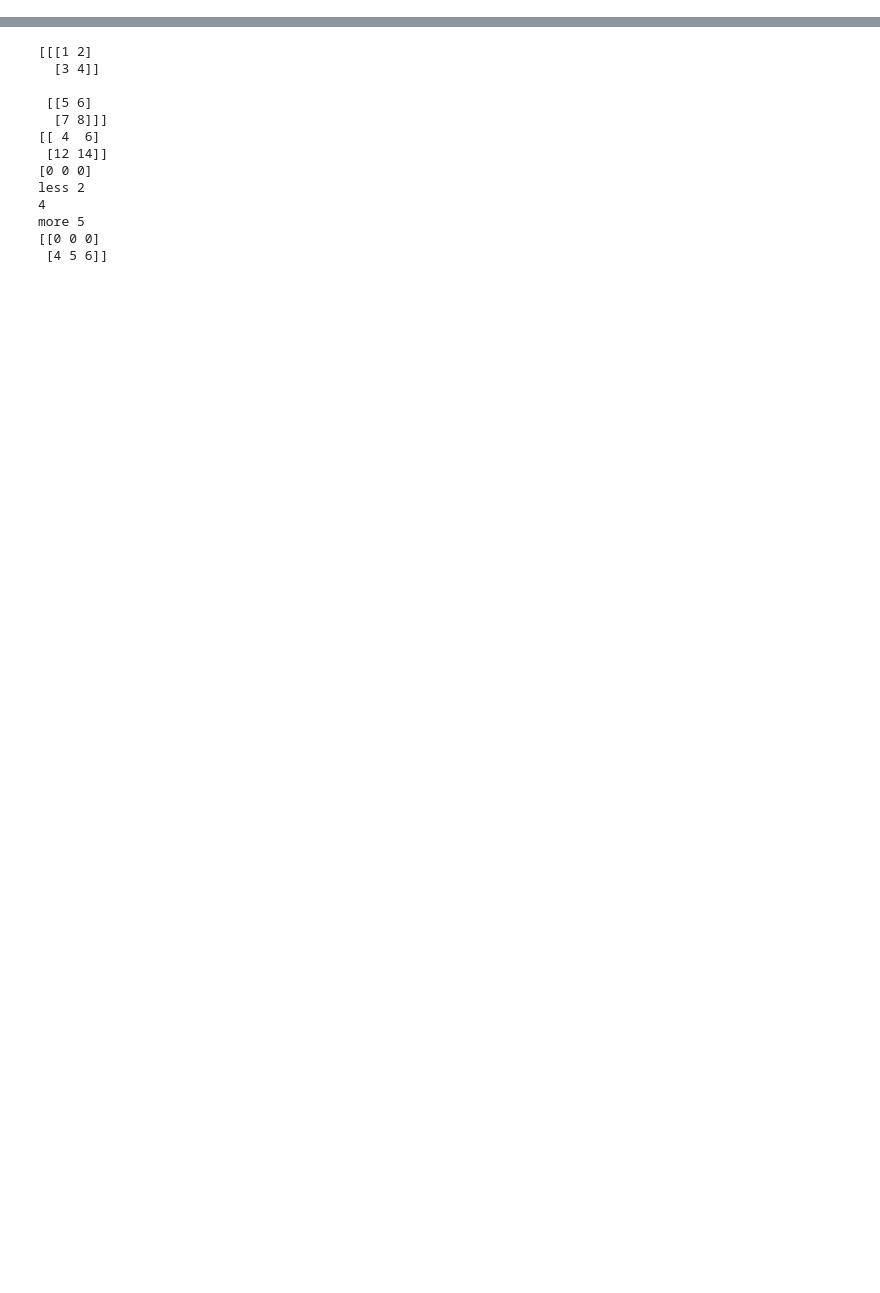
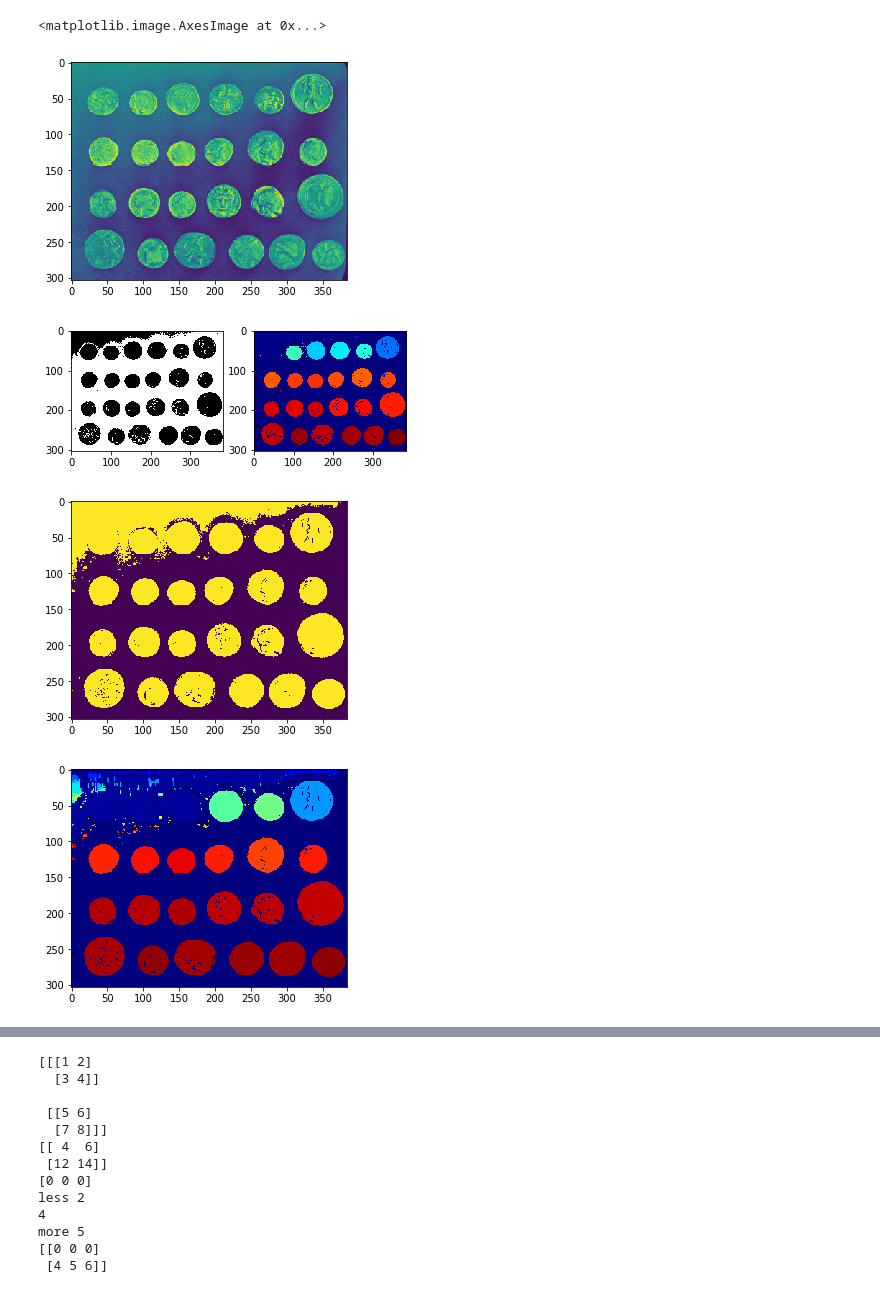
Before and after one commit to polilog/PythonLabs, a Jupyter notebook: lab2.ipynb, the cells around one changed output, grey strips where cells are left out. Drawn from its saved outputs; the diff is of its cells as text; code cells hidden in the pictures; blank space fills up the shorter version.

```diff
--- a/lab2.ipynb
+++ b/lab2.ipynb
@@ -0,0 +280,43 @@
+# %%
+#task 8
+from skimage import segmentation
+from skimage import measure
+coins = data.coins()
+plt.figure()
+plt.imshow(coins)
+
+#Otsu
+val = filters.threshold_otsu(coins)
+coins_otsu = coins < val
+plt.figure()
+plt.subplot(121)
+plt.imshow(coins_otsu, cmap='gray')
+labels_otsu = measure.label(coins_otsu, background=1)
+plt.subplot(122)
+plt.imshow(labels_otsu, cmap='jet')
+
+#coins = filters.median(coins)
+#coins_mean = coins
+coins_mean = coins > coins.mean()
+plt.figure()
+plt.imshow(coins_mean)
+
+#Watershade
+distance = ndimage.distance_transform_edt(coins_mean)
+local_maxi = peak_local_max(distance, indices=False, footprint=np.ones((3, 3)), labels=coins)
+markers = morphology.label(local_maxi)
+labels_ws = morphology.watershed(-distance, markers, mask=coins_mean)
+plt.figure()
+plt.imshow(labels_ws, cmap='jet')
+
+#Random walker
+markers[~coins_mean] = -1
+labels_rw = segmentation.random_walker(coins, markers)
+plt.figure()
+plt.imshow(labels_rw, cmap='Paired')
+# %% [output]
+<matplotlib.image.AxesImage at 0x...>
+[figure, added]
+[figure, added]
+[figure, added]
+[figure, added]
```
Also changed, not shown: parts of 16 cells of this notebook, 1 other file.
